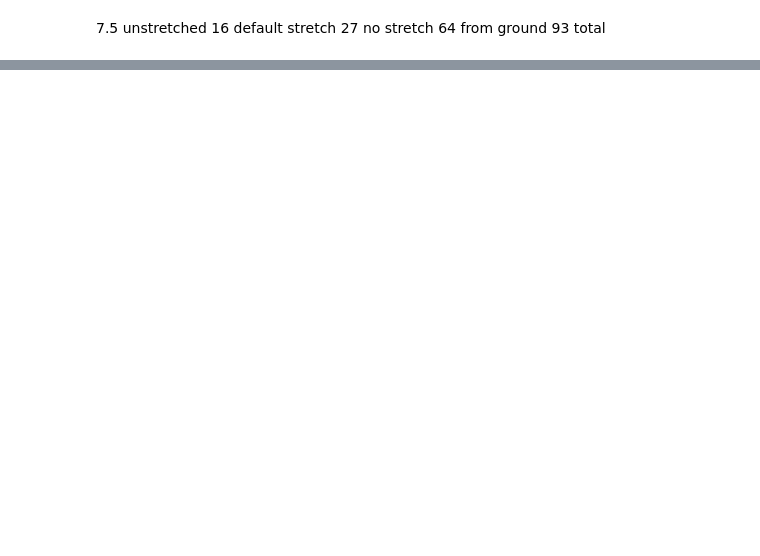
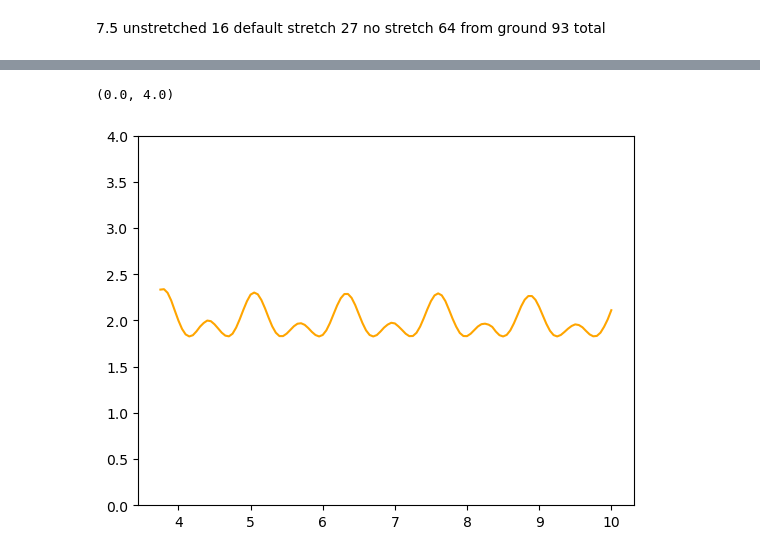
Before and after one commit to AustinZhang25/HonorsPhysics2, a Jupyter notebook: Unit 3 Spring Oscillation .ipynb, the cells around one changed output, grey strips where cells are left out. Saved outputs shown, nothing was run; the diff lists cells and outputs as text; code cells hidden in the pictures; blank space fills up the shorter version.

```diff
--- a/Unit 3 Spring Oscillation .ipynb
+++ b/Unit 3 Spring Oscillation .ipynb
@@ -282,0 +347,6 @@ plt.plot(time, Listx, color = "blue")
+# %%
+plt.plot(time, ListNetE, color = "orange")
+plt.ylim(0,4)
+# %% [output]
+(0.0, 4.0)
+[figure, added]
```
Also changed, not shown: parts of 9 cells of this notebook, 1 other file.
